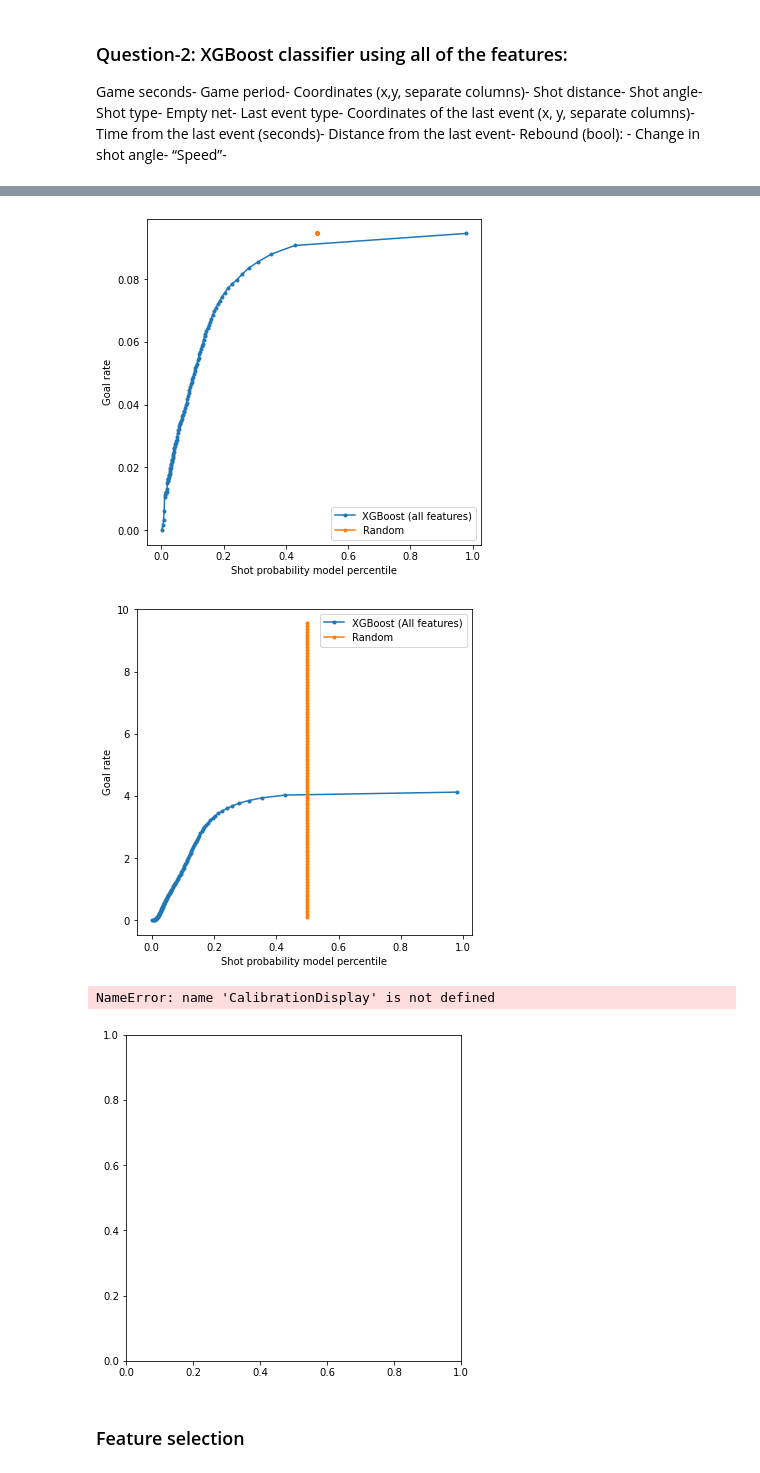
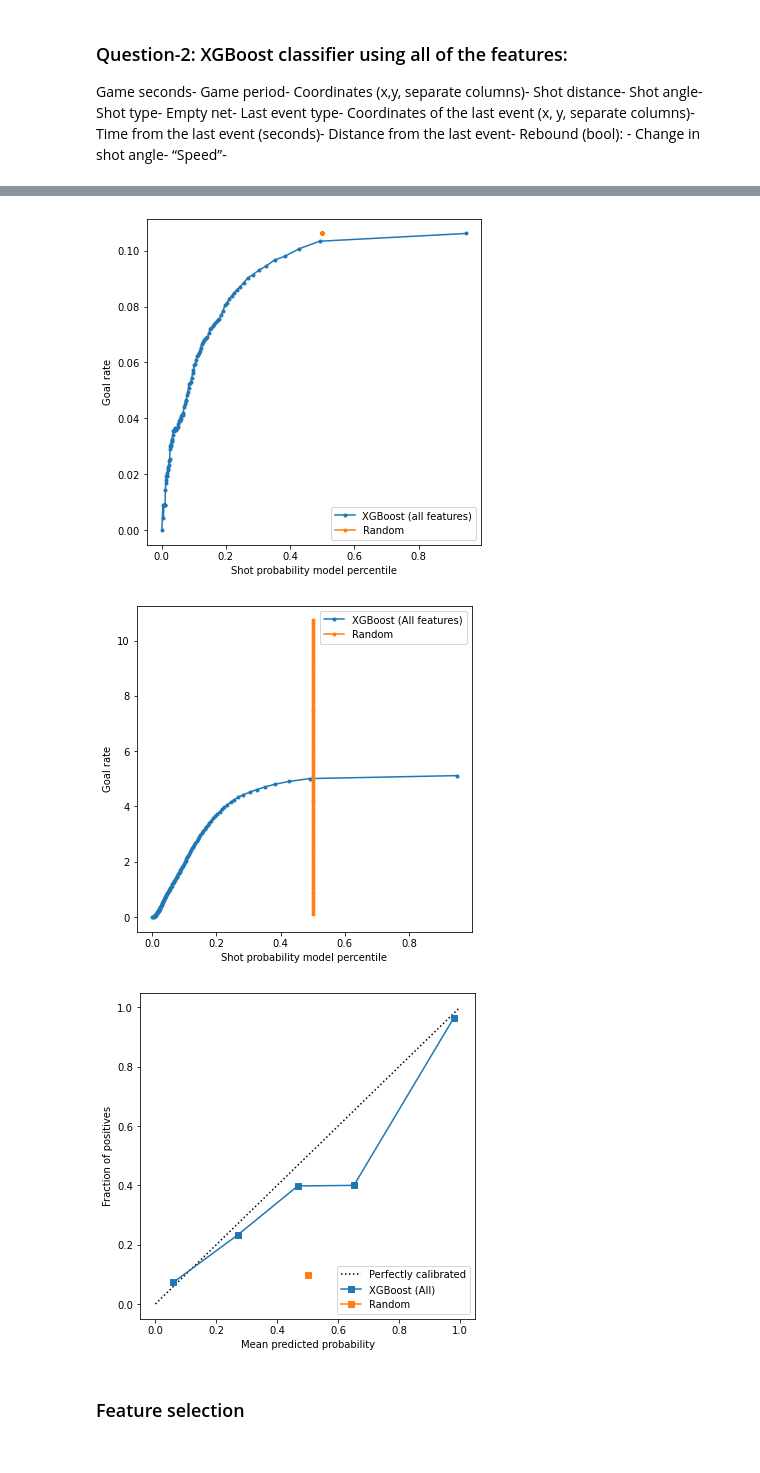
Before and after one commit to sorinmuchi/IFT6758, a Jupyter notebook: notebooks/5-AdvancedModels.ipynb, the cells around one changed output, grey strips where cells are left out. Cells and saved outputs as stored; diff of their text form; code cells hidden in the pictures.

```diff
--- a/notebooks/5-AdvancedModels.ipynb
+++ b/notebooks/5-AdvancedModels.ipynb
@@ -288,11 +258,11 @@ Index(['eventType', 'period', 'periodType', 'gameID', 'teamOfShooter',
 # %%
-df=pd.read_csv('../data/AllSeasonsM2Q4-Merged.csv')
+df=pd.read_csv('../data/trainingSet.csv')
 
-display(df)
+display(df.head())
 df['rebound']=df['rebound'].astype(int)
 
 FinalDf = df[['gameSeconds','period','xCoord','yCoord','distanceFromNet','angle','shotType','EmptyNet','lastEventType', 'lastEventXCoord',
-       'lastEventYCoord','lastEventGameSeconds','distanceFromLastEvent','rebound', 'lastEventAngle',
+       'lastEventYCoord','lastEventGameSeconds','distanceFromLastEvent','rebound',
        'changeInAngleShot', 'speed','Goal']]
 obj_df=FinalDf.select_dtypes(include=['object']).copy()
 
@@ -304,5 +274,5 @@ obj_df=obj_df.apply(preprocessing.LabelEncoder().fit_transform)
 Frame=pd.concat([FinalDf,obj_df],axis=1)
 
 
-display(Frame)
+display(Frame.head())
 # %% [output]
@@ -335,4 +292,8 @@ display(Frame)
 # %%
-X = Frame.drop('Goal', 1)
-y = Frame['Goal'].to_numpy()
+df_f = Frame.dropna()
+print(df_f.shape)
+print(df_f.columns)
+X = df_f.drop('Goal',axis=1)
+y = df_f['Goal'].to_numpy()
+
 X_trainXG_All, X_valXG_All, y_trainXG_All, y_valXG_All = train_test_split(X, y, test_size=0.2, random_state=0)
@@ -416,7 +408,7 @@ plt.legend()
 
 plt.show()
 # %% [output]
-[figure, old version]
+[figure, new version]
 # %%
 percentiles1, rates1 = compute_cumulative_goal_rate_per_percentile(xgb_probs2, y_valXG_All)
 percentiles2, rates2 = compute_cumulative_goal_rate_per_percentile(random_probs2, y_valXG_All)
@@ -434,19 +426,18 @@ plt.legend()
 
 plt.show()
 # %% [output]
-[figure, old version]
+[figure, new version]
 # %%
 fig, ax = plt.subplots(figsize=(6, 6))
 
-disp1 = CalibrationDisplay.from_estimator(xgb_clf1, X_valXG_All, y_valXG_All, label='XGBoost (All)', ax=ax)
+disp1 = CalibrationDisplay.from_estimator(xgb_clf2, X_valXG_All, y_valXG_All, label='XGBoost (All)', ax=ax)
 disp4 = CalibrationDisplay.from_estimator(random_clf, X_valXG_All, y_valXG_All, label='Random', ax=ax)
 
 # plt.savefig('../figures/calibration_diagram.png')
 
 plt.show()
 # %% [output]
-NameError: name 'CalibrationDisplay' is not defined
-[figure, old version]
+[figure, new version]
 # %% [markdown]
 ### Feature selection
 # %%
```
Also changed, not shown: parts of 18 cells of this notebook, 1 other file.
